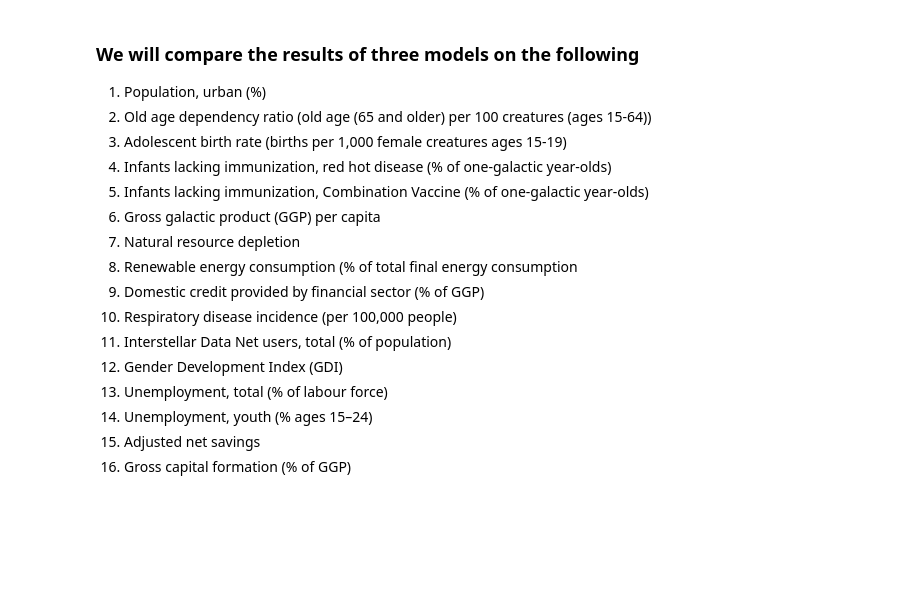
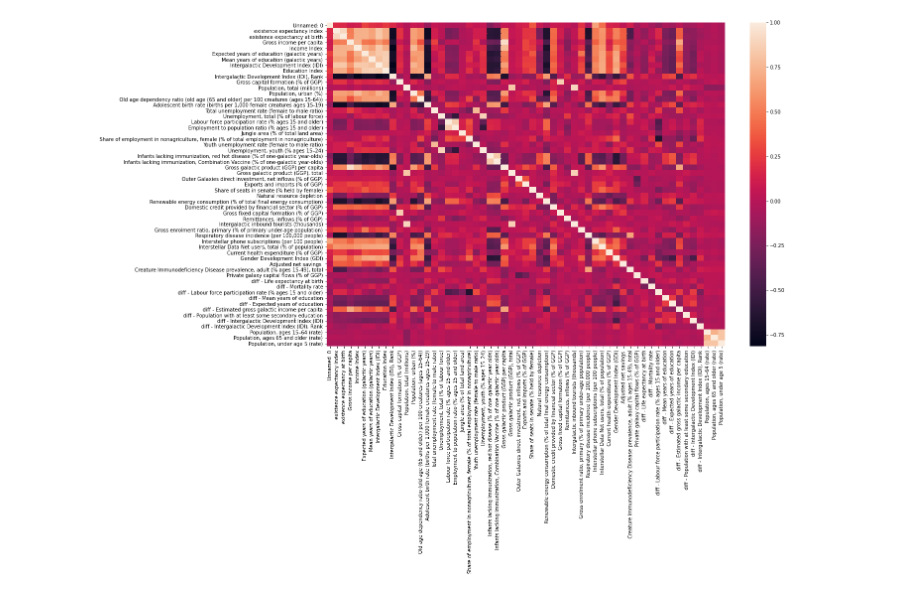
Before and after one commit to AzizMosbah/HappinessForecast, a Jupyter notebook: Pipelines consistency tests.ipynb, the cells around one changed output. Saved outputs shown, nothing was run; the diff lists cells and outputs as text; code cells hidden in the pictures; blank space fills up the shorter version.

```diff
--- a/Pipelines consistency tests.ipynb
+++ b/Pipelines consistency tests.ipynb
@@ -111,2 +21,2 @@ gbm prediction progress: |██████████████████
 # %%
-df = pd.read_csv("../test.csv")
+df_1 = pd.read_csv("../train_01.csv")
@@ -123,18 +23,7 @@ plt.show()
-# %% [markdown]
-### We will compare the results of three models on the following
-1.	Population, urban (%)
-2.	Old age dependency ratio (old age (65 and older) per 100 creatures (ages 15-64))
-3.	Adolescent birth rate (births per 1,000 female creatures ages 15-19)
-4.	Infants lacking immunization, red hot disease (% of one-galactic year-olds)
-5.	Infants lacking immunization, Combination Vaccine (% of one-galactic year-olds)
-6.	Gross galactic product (GGP) per capita
-7.	Natural resource depletion
-8.	Renewable energy consumption (% of total final energy consumption
-9.	Domestic credit provided by financial sector (% of GGP)
-10.	Respiratory disease incidence (per 100,000 people)
-11.	Interstellar Data Net users, total (% of population)
-12.	Gender Development Index (GDI)
-13.	Unemployment, total (% of labour force)
-14.	Unemployment, youth (% ages 15–24)
-15.	Adjusted net savings
-16.	Gross capital formation (% of GGP)
+# %%
+corr = df_1.loc[:, (df_1.columns != 'galactic year') & (df_1.columns != 'galaxy') & (df_1.columns != 'y')].corr()
+plt.figure(figsize=(18,12))
+sns.heatmap(corr)
+plt.show()
+# %% [output]
+[figure, added]
```
Also changed, not shown: parts of 10 cells of this notebook, 2 other files.
